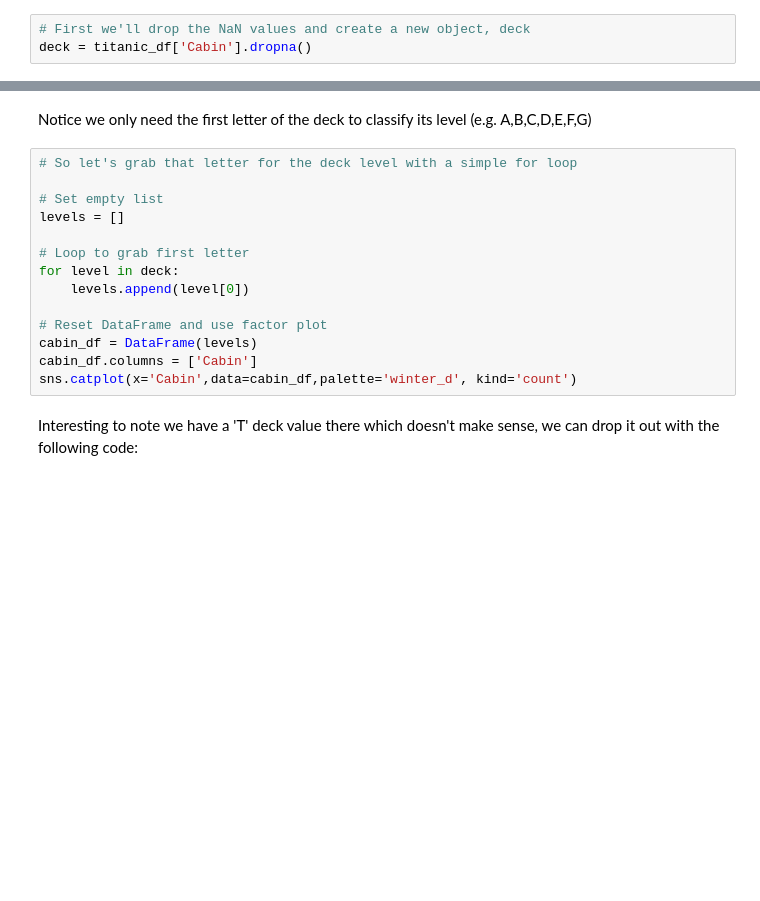
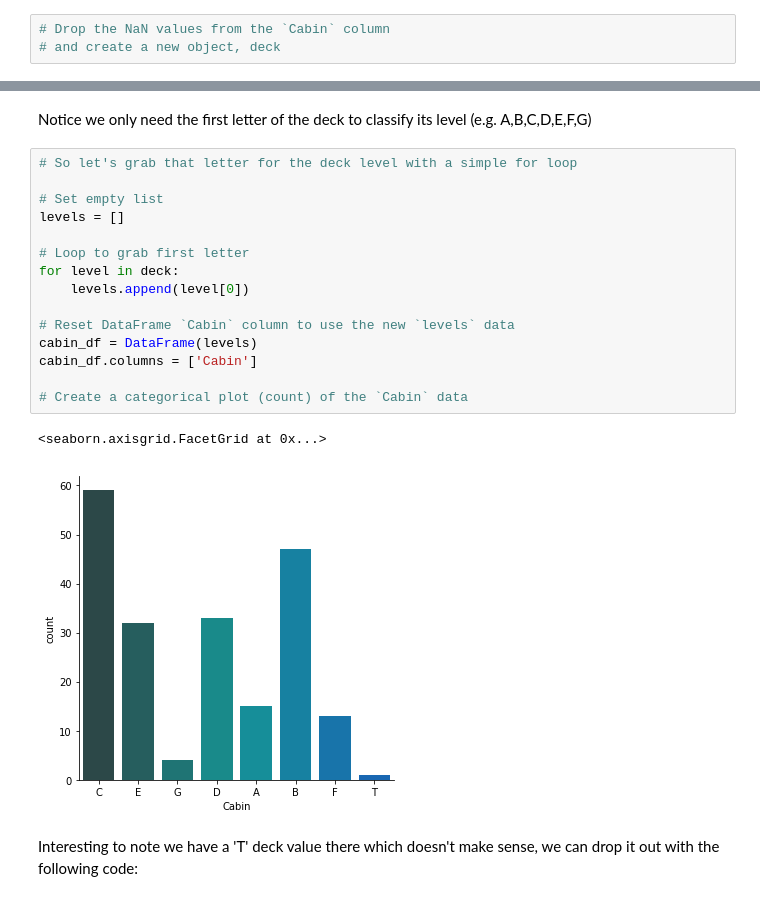
Before and after one commit to maxmelnick/analytics-python-intro, a Jupyter notebook: notebooks/Project 1 - Titanic (Exercises).ipynb, the cells around one changed output, grey strips where cells are left out. Saved outputs shown, nothing was run; the diff lists cells and outputs as text; blank space fills up the shorter version.

```diff
--- a/notebooks/Project 1 - Titanic (Exercises).ipynb
+++ b/notebooks/Project 1 - Titanic (Exercises).ipynb
@@ -113,5 +171,5 @@ titanic_df.head()
 # %% [markdown]
 So we can see that the Cabin column has information on the deck, but it has several NaN values, so we'll have to drop them.
 # %%
-# First we'll drop the NaN values and create a new object, deck
-deck = titanic_df['Cabin'].dropna()
+# Drop the NaN values from the `Cabin` column
+# and create a new object, deck
@@ -123,17 +187,21 @@ Notice we only need the first letter of the deck to classify its level (e.g. A,B
 # %%
 # So let's grab that letter for the deck level with a simple for loop
 
 # Set empty list
 levels = []
 
 # Loop to grab first letter
 for level in deck:
     levels.append(level[0])
 
-# Reset DataFrame and use factor plot
+# Reset DataFrame `Cabin` column to use the new `levels` data
 cabin_df = DataFrame(levels)
 cabin_df.columns = ['Cabin']
-sns.catplot(x='Cabin',data=cabin_df,palette='winter_d', kind='count')
+
+# Create a categorical plot (count) of the `Cabin` data
+# %% [output]
+<seaborn.axisgrid.FacetGrid at 0x...>
+[figure, added]
 # %% [markdown]
 Interesting to note we have a 'T' deck value there which doesn't make sense, we  can drop it out with the following code:
 # %%
```
Also changed, not shown: parts of 40 cells of this notebook, 1 other file.
